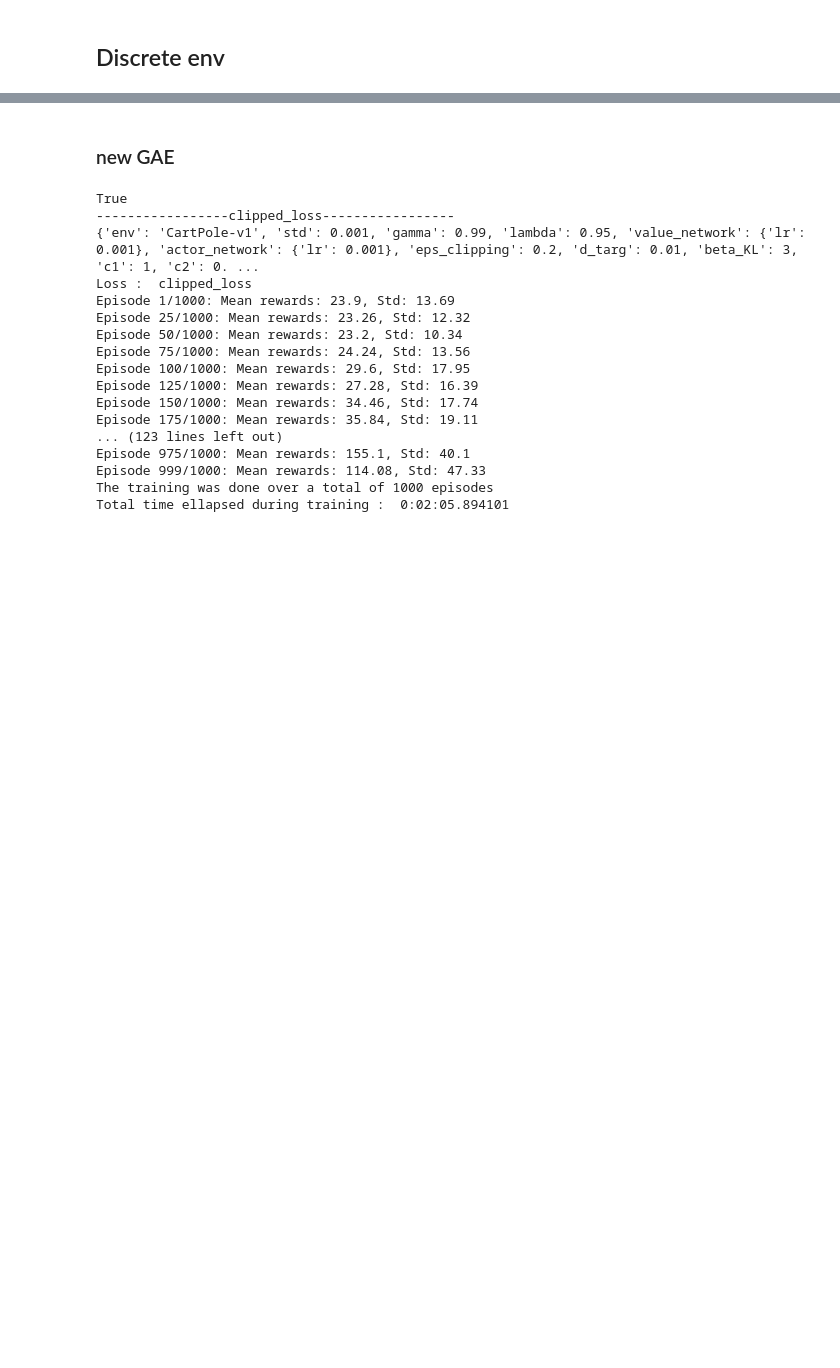
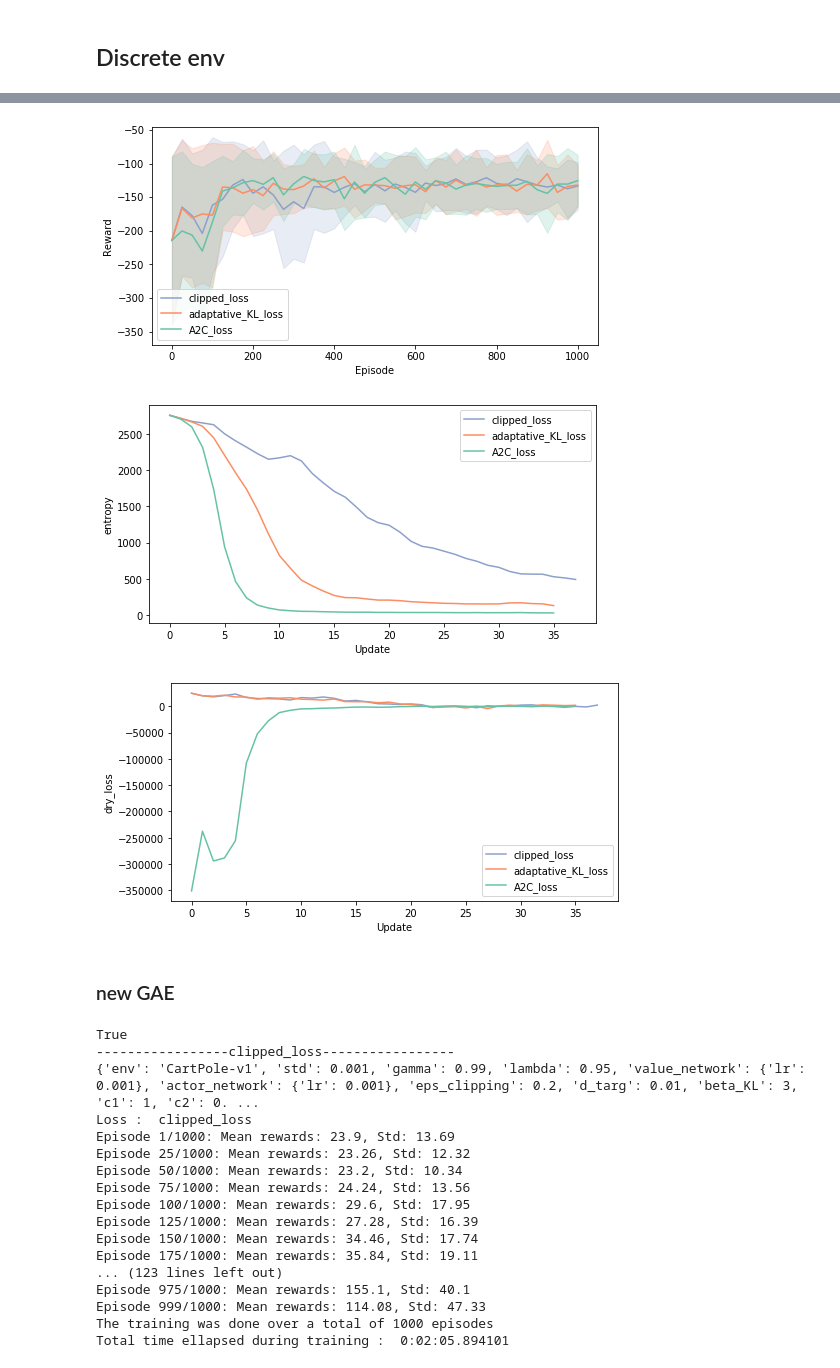
Before and after one commit to DimSum2k/RL-PPO, a Jupyter notebook: PPO_A2Cbis.ipynb, the cells around one changed output, grey strips where cells are left out. Saved outputs shown, nothing was run; the diff lists cells and outputs as text; code cells hidden in the pictures; blank space fills up the shorter version.

```diff
--- a/PPO_A2Cbis.ipynb
+++ b/PPO_A2Cbis.ipynb
@@ -737,0 +793,15 @@ class PPOAgent:
+# %%
+config["lambda"] = 1
+config['value_network'] = {'lr': 0.002}
+config['actor_network'] = {'lr': 0.002}
+rewards_list = []
+loss_list = []
+for loss in ["clipped_loss","adaptative_KL_loss","A2C_loss"]:
+    print("-----------------"+loss+"-----------------")
+    config["loss_name"]=loss
+    print(config)
+    agent = PPOAgent(config)
+
+    rewards, loss = agent.training(config["epochs"], config["optimize_every"], config["max_episodes"], config["max_steps"])
+    rewards_list.append(rewards)
+    loss_list.append(loss)
@@ -738,3 +826,9 @@ class PPOAgent:
+# %%
+plot_sumup(rewards_list,loss_list,config=config)
+# %% [output]
+[figure, added]
+[figure, added]
+[figure, added]
 # %% [markdown]
 ### new GAE
 # %%
```
Also changed, not shown: parts of 31 cells of this notebook.
